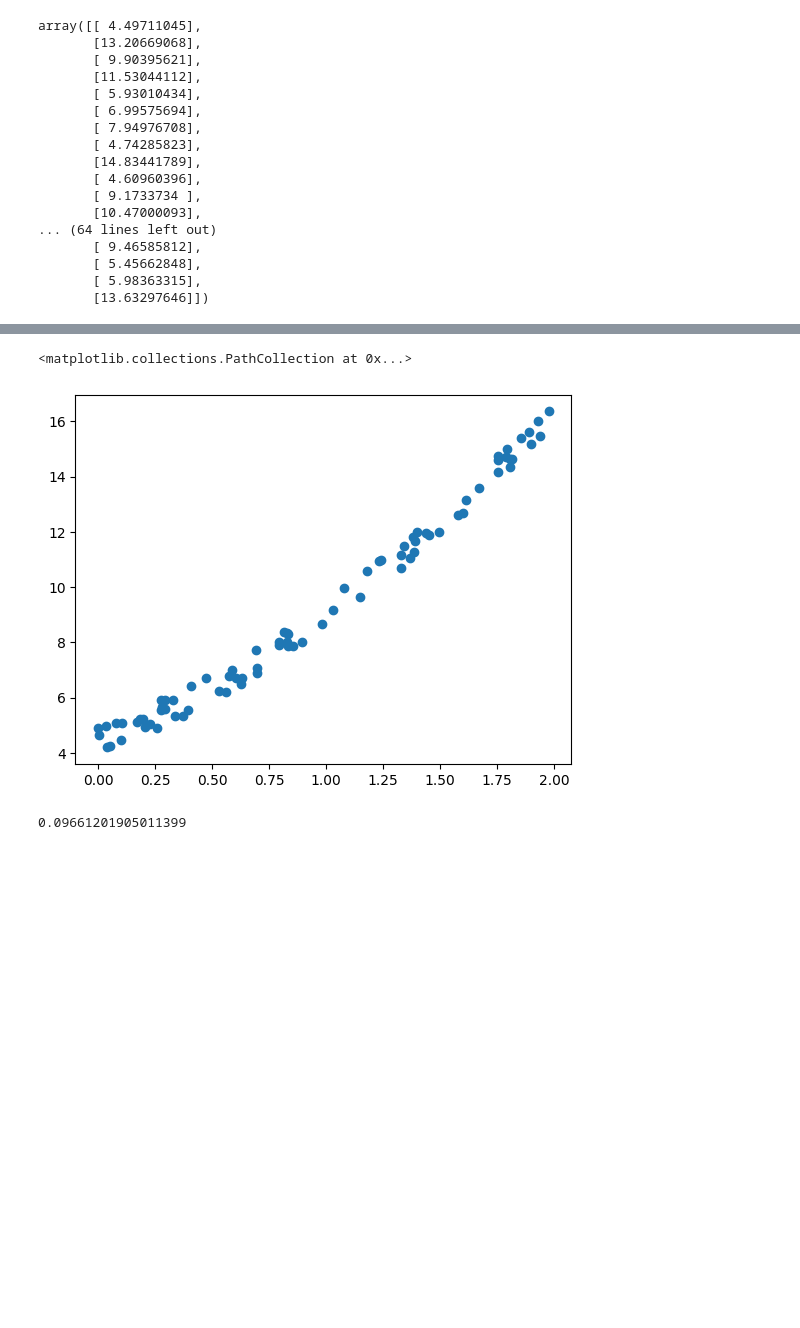
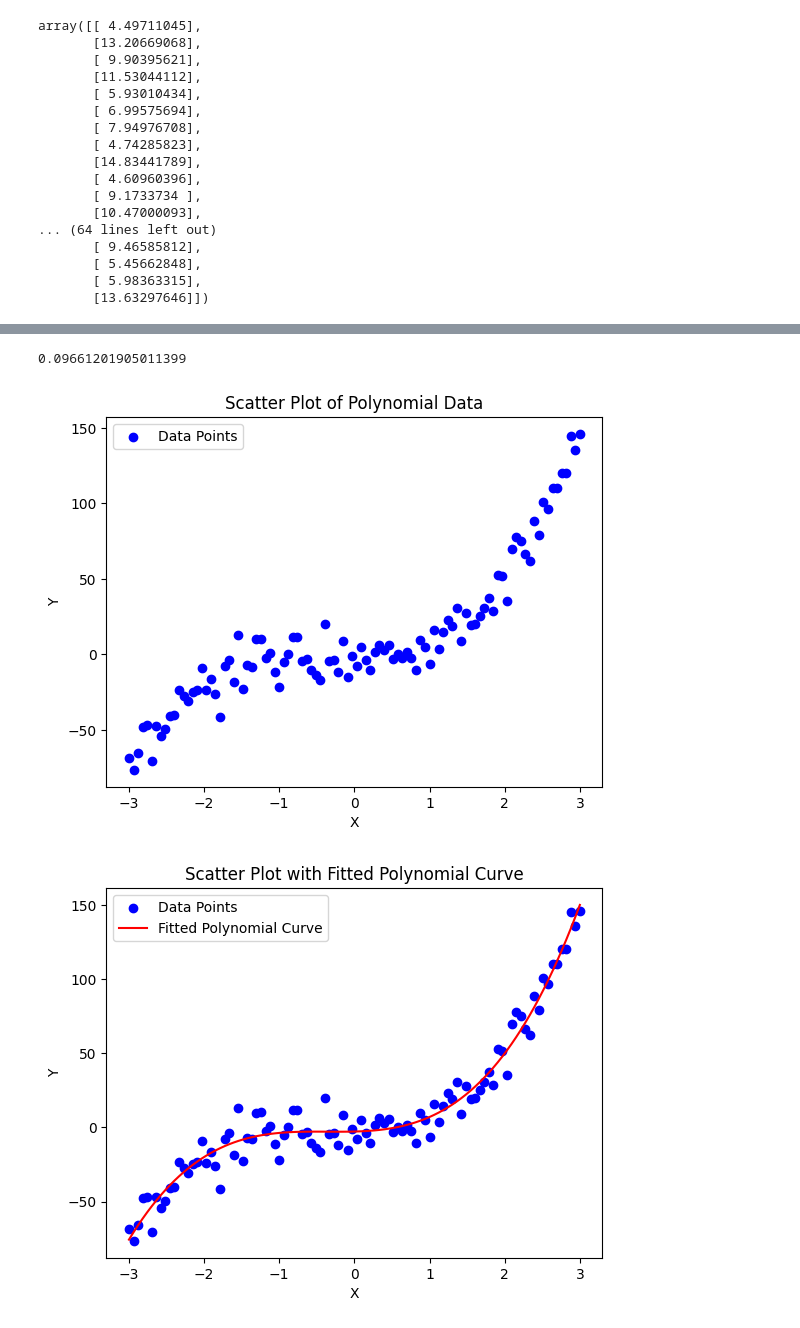
Before and after one commit to avinashrai16/DS-PRO, a Jupyter notebook: Module06-Machine-Learning/Class10-12-05-2024/PolynomialRegression-Impl.ipynb, the cells around one changed output, grey strips where cells are left out. Saved outputs shown, nothing was run; the diff lists cells and outputs as text; code cells hidden in the pictures; blank space fills up the shorter version.

```diff
--- a/Module06-Machine-Learning/Class10-12-05-2024/PolynomialRegression-Impl.ipynb
+++ b/Module06-Machine-Learning/Class10-12-05-2024/PolynomialRegression-Impl.ipynb
@@ -122,8 +147,3 @@ plt.scatter(X_train,y_train, label="Train Data")
-# %%
-plt.scatter(X_train,y_train, label="Train Data")
-# %% [output]
-<matplotlib.collections.PathCollection at 0x...>
-[figure, removed]
 # %%
 from sklearn.metrics import mean_squared_error
 # %%
@@ -132,0 +155,46 @@ mean_squared_error(y_train,y_pred)
+# %%
+import numpy as np
+import matplotlib.pyplot as plt
+from sklearn.preprocessing import PolynomialFeatures
+from sklearn.linear_model import LinearRegression
+
+# Generate synthetic data
+np.random.seed(0)
+X = np.linspace(-3, 3, 100)
+Y = 1 + 2*X + 3*X**2 + 4*X**3 + np.random.randn(100) * 10
+
+# Scatter plot of the data
+plt.scatter(X, Y, color='blue', label='Data Points')
+plt.xlabel('X')
+plt.ylabel('Y')
+plt.title('Scatter Plot of Polynomial Data')
+plt.legend()
+plt.show()
+
+# Transform the features to polynomial features
+poly_features = PolynomialFeatures(degree=3)  # Change degree as needed
+X_poly = poly_features.fit_transform(X.reshape(-1, 1))
+
+# Fit the Linear Regression model
+model = LinearRegression()
+model.fit(X_poly, Y)
+
+# Predict the values
+Y_poly_pred = model.predict(X_poly)
+
+# Sort the values for better plotting
+sorted_indices = np.argsort(X)
+X_sorted = X
+Y_poly_pred_sorted = Y_poly_pred
+
+# Plot the polynomial curve
+plt.scatter(X, Y, color='blue', label='Data Points')
+plt.plot(X, Y_poly_pred_sorted, color='red', label='Fitted Polynomial Curve')
+plt.xlabel('X')
+plt.ylabel('Y')
+plt.title('Scatter Plot with Fitted Polynomial Curve')
+plt.legend()
+plt.show()
+# %% [output]
+[figure, added]
+[figure, added]
```
Also changed, not shown: parts of 4 cells of this notebook.
